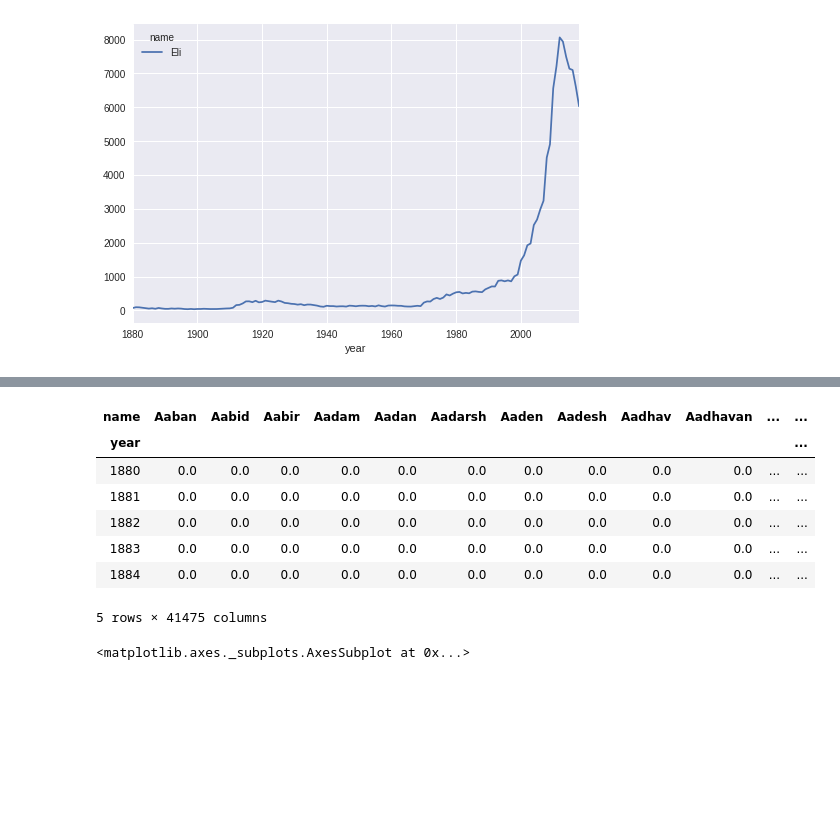
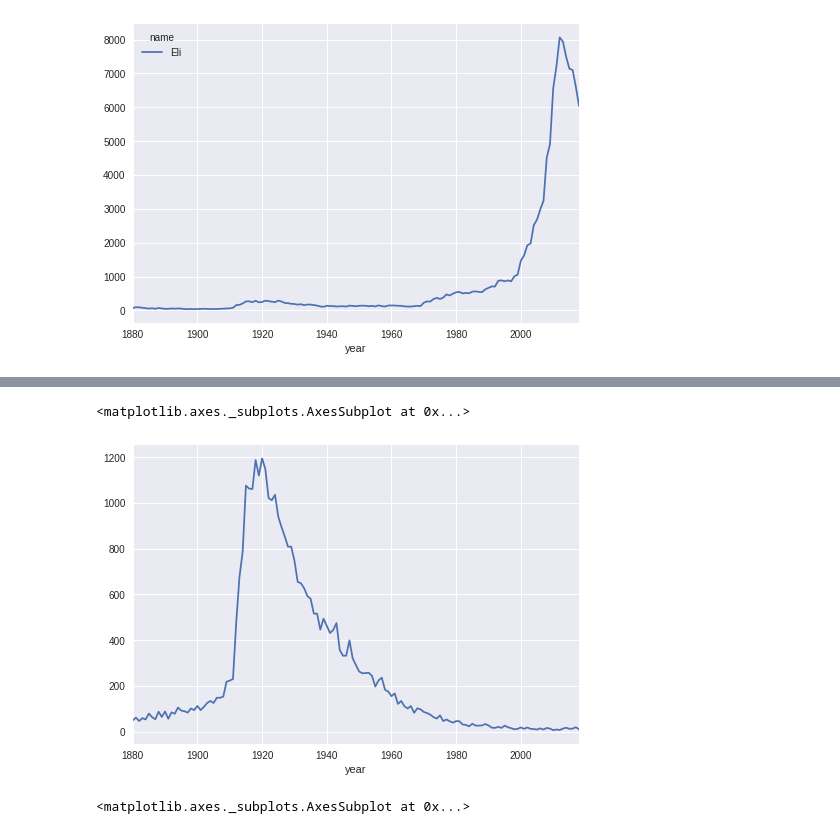
Before and after one commit to danj7/popular_baby_names, a Jupyter notebook: Baby Names - Names coming and going.ipynb, the cells around one changed output, grey strips where cells are left out. Saved outputs shown, nothing was run; the diff lists cells and outputs as text; code cells hidden in the pictures; blank space fills up the shorter version.

```diff
--- a/Baby Names - Names coming and going.ipynb
+++ b/Baby Names - Names coming and going.ipynb
@@ -173,14 +140,8 @@ namesMperYearPercent.tail()
-# %%
-namesMperYearPercent.head()
-# %% [output]
-| name | Aaban | Aabid | Aabir | Aadam | Aadan | Aadarsh | Aaden | Aadesh | Aadhav | Aadhavan | ... | ... |
-| year |  |  |  |  |  |  |  |  |  |  |  | ... |
-| 1880 | 0.0 | 0.0 | 0.0 | 0.0 | 0.0 | 0.0 | 0.0 | 0.0 | 0.0 | 0.0 | ... | ... |
-| 1881 | 0.0 | 0.0 | 0.0 | 0.0 | 0.0 | 0.0 | 0.0 | 0.0 | 0.0 | 0.0 | ... | ... |
-| 1882 | 0.0 | 0.0 | 0.0 | 0.0 | 0.0 | 0.0 | 0.0 | 0.0 | 0.0 | 0.0 | ... | ... |
-| 1883 | 0.0 | 0.0 | 0.0 | 0.0 | 0.0 | 0.0 | 0.0 | 0.0 | 0.0 | 0.0 | ... | ... |
-| 1884 | 0.0 | 0.0 | 0.0 | 0.0 | 0.0 | 0.0 | 0.0 | 0.0 | 0.0 | 0.0 | ... | ... |
-5 rows × 41475 columns
+# %%
+namesMperYear['Orville'].plot()
+# %% [output]
+<matplotlib.axes._subplots.AxesSubplot at 0x...>
+[figure, added]
 # %%
 namesMperYearPercent[['Eli', 'John', 'William']].plot()
 # %% [output]
```
Also changed, not shown: parts of 19 cells of this notebook.
